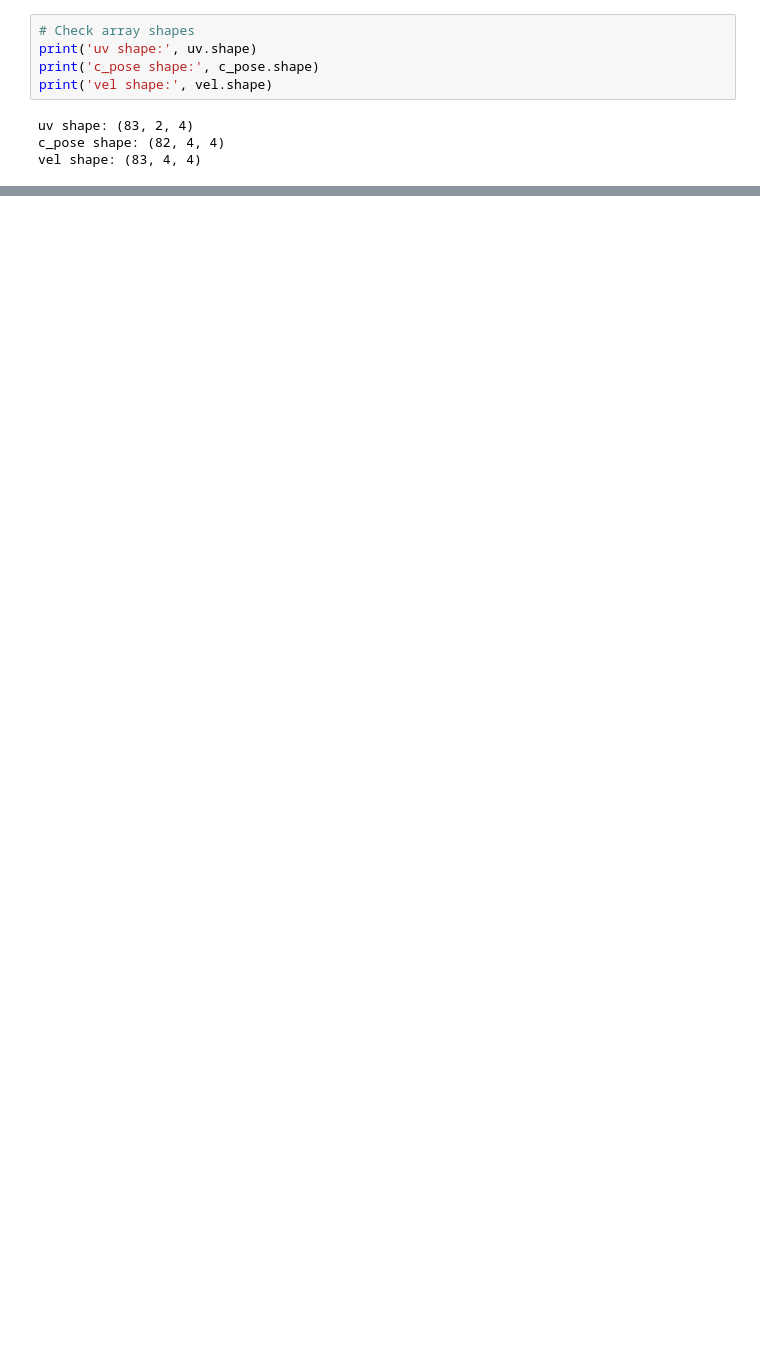
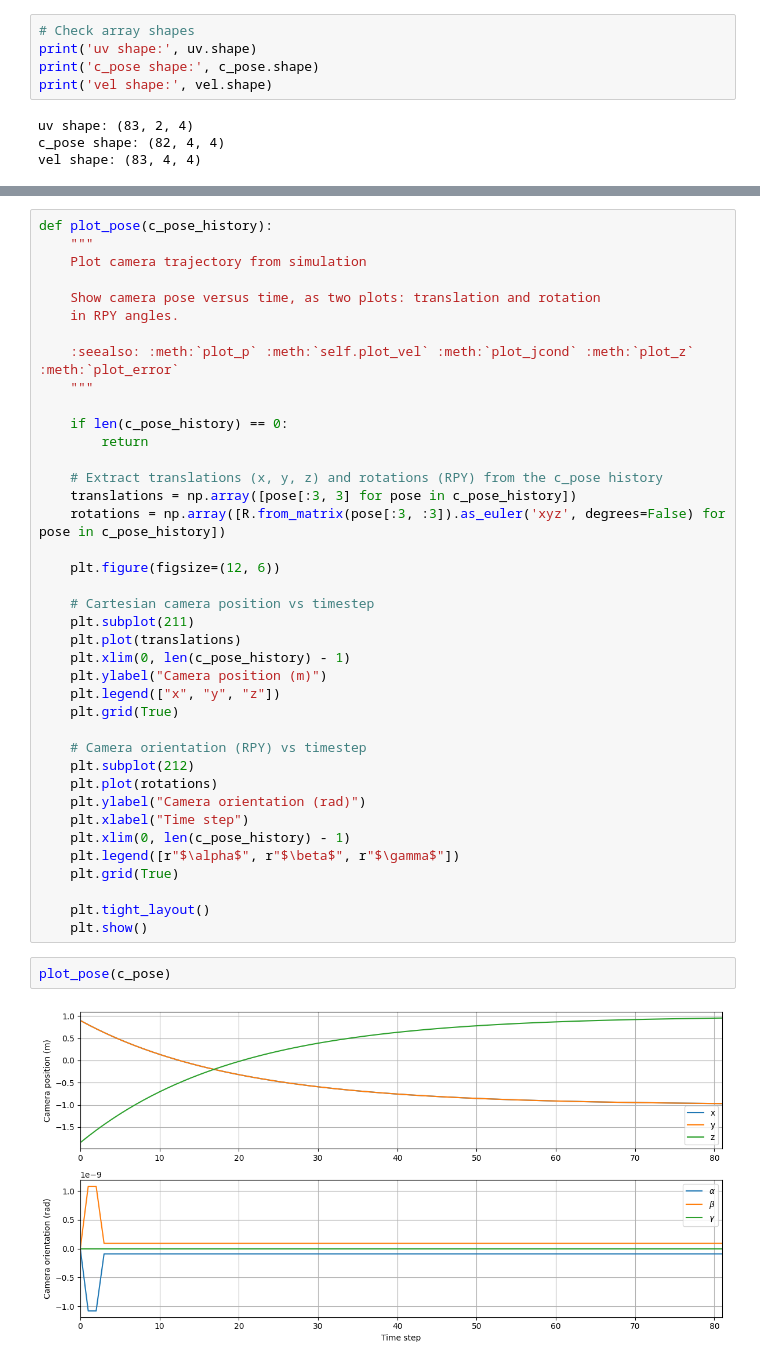
Before and after one commit to santamav/SKJ015-Intelligent_Control, a Jupyter notebook: Task_4_1/outputs/lookatouts.ipynb, the cells around one changed output, grey strips where cells are left out. Saved outputs shown, nothing was run; the diff lists cells and outputs as text; blank space fills up the shorter version.

```diff
--- a/Task_4_1/outputs/lookatouts.ipynb
+++ b/Task_4_1/outputs/lookatouts.ipynb
@@ -81,0 +115,43 @@ IndexError: index 2 is out of bounds for axis 1 with size 2
+# %%
+def plot_pose(c_pose_history):
+    """
+    Plot camera trajectory from simulation
+
+    Show camera pose versus time, as two plots: translation and rotation
+    in RPY angles.
+
+    :seealso: :meth:`plot_p` :meth:`self.plot_vel` :meth:`plot_jcond` :meth:`plot_z` :meth:`plot_error`
+    """
+
+    if len(c_pose_history) == 0:
+        return
+
+    # Extract translations (x, y, z) and rotations (RPY) from the c_pose history
+    translations = np.array([pose[:3, 3] for pose in c_pose_history])
+    rotations = np.array([R.from_matrix(pose[:3, :3]).as_euler('xyz', degrees=False) for pose in c_pose_history])
+
+    plt.figure(figsize=(12, 6))
+
+    # Cartesian camera position vs timestep
+    plt.subplot(211)
+    plt.plot(translations)
+    plt.xlim(0, len(c_pose_history) - 1)
+    plt.ylabel("Camera position (m)")
+    plt.legend(["x", "y", "z"])
+    plt.grid(True)
+
+    # Camera orientation (RPY) vs timestep
+    plt.subplot(212)
+    plt.plot(rotations)
+    plt.ylabel("Camera orientation (rad)")
+    plt.xlabel("Time step")
+    plt.xlim(0, len(c_pose_history) - 1)
+    plt.legend([r"$\alpha$", r"$\beta$", r"$\gamma$"])
+    plt.grid(True)
+
+    plt.tight_layout()
+    plt.show()
+# %%
+plot_pose(c_pose)
+# %% [output]
+[figure, added]
```
Also changed, not shown: parts of 11 cells of this notebook.
